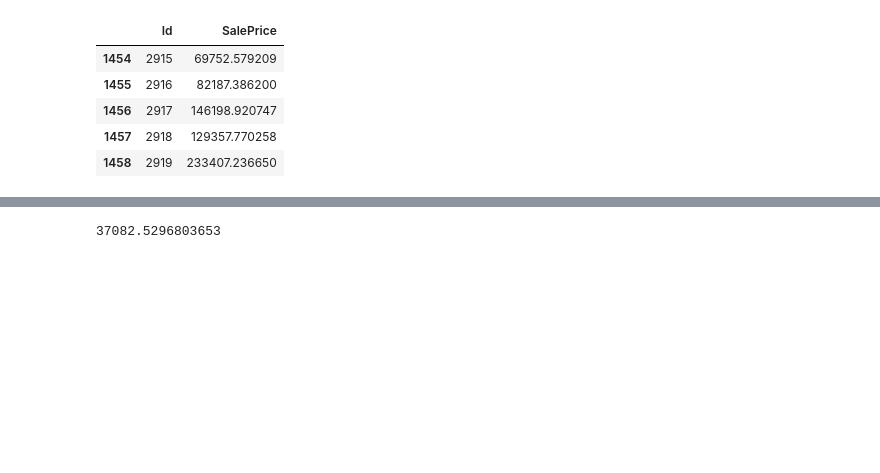
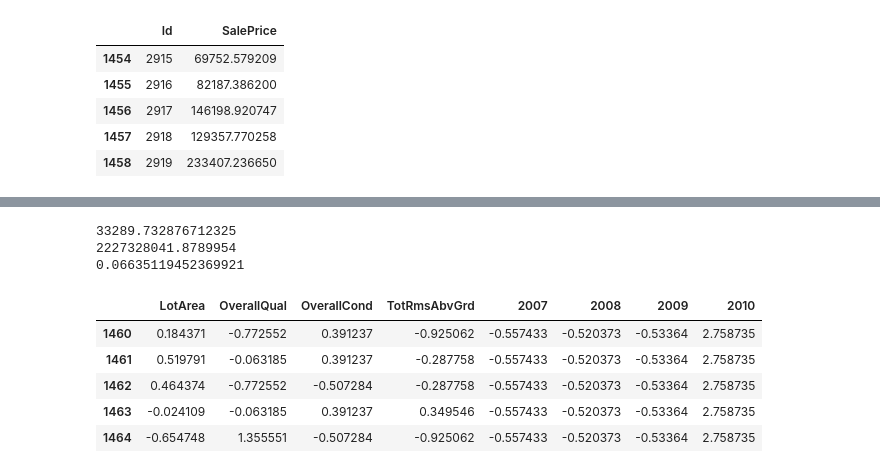
Before and after one commit to kaloyan-iliev/house-prices, a Jupyter notebook: House Prices Kaggle.ipynb, the cells around one changed output, grey strips where cells are left out. Cells and saved outputs as stored; diff of their text form; code cells hidden in the pictures; blank space fills up the shorter version.

```diff
--- a/House Prices Kaggle.ipynb
+++ b/House Prices Kaggle.ipynb
@@ -267,9 +307,22 @@ ranfor.fit(X_train,y_train)
 predictions = ranfor.predict(X_test)
 # %%
 submission_pred2 = ranfor.predict(final_test)
-mean_absolute_error(predictions,y_test)
+print(mean_absolute_error(predictions,y_test))
+print(mean_squared_error(predictions,y_test))
+print(mean_squared_log_error(predictions,y_test))
 # %% [output]
-37082.5296803653
+33289.732876712325
+2227328041.8789954
+0.06635119452369921
+# %%
+final_test.head()
+# %% [output]
+|  | LotArea | OverallQual | OverallCond | TotRmsAbvGrd | 2007 | 2008 | 2009 | 2010 |
+| 1460 | 0.184371 | -0.772552 | 0.391237 | -0.925062 | -0.557433 | -0.520373 | -0.53364 | 2.758735 |
+| 1461 | 0.519791 | -0.063185 | 0.391237 | -0.287758 | -0.557433 | -0.520373 | -0.53364 | 2.758735 |
+| 1462 | 0.464374 | -0.772552 | -0.507284 | -0.287758 | -0.557433 | -0.520373 | -0.53364 | 2.758735 |
+| 1463 | -0.024109 | -0.063185 | 0.391237 | 0.349546 | -0.557433 | -0.520373 | -0.53364 | 2.758735 |
+| 1464 | -0.654748 | 1.355551 | -0.507284 | -0.925062 | -0.557433 | -0.520373 | -0.53364 | 2.758735 |
 # %%
 submission2 = pd.DataFrame({'Id' : test_house['Id'],
                            'SalePrice' : submission_pred2})
```
Also changed, not shown: parts of 14 cells of this notebook.
